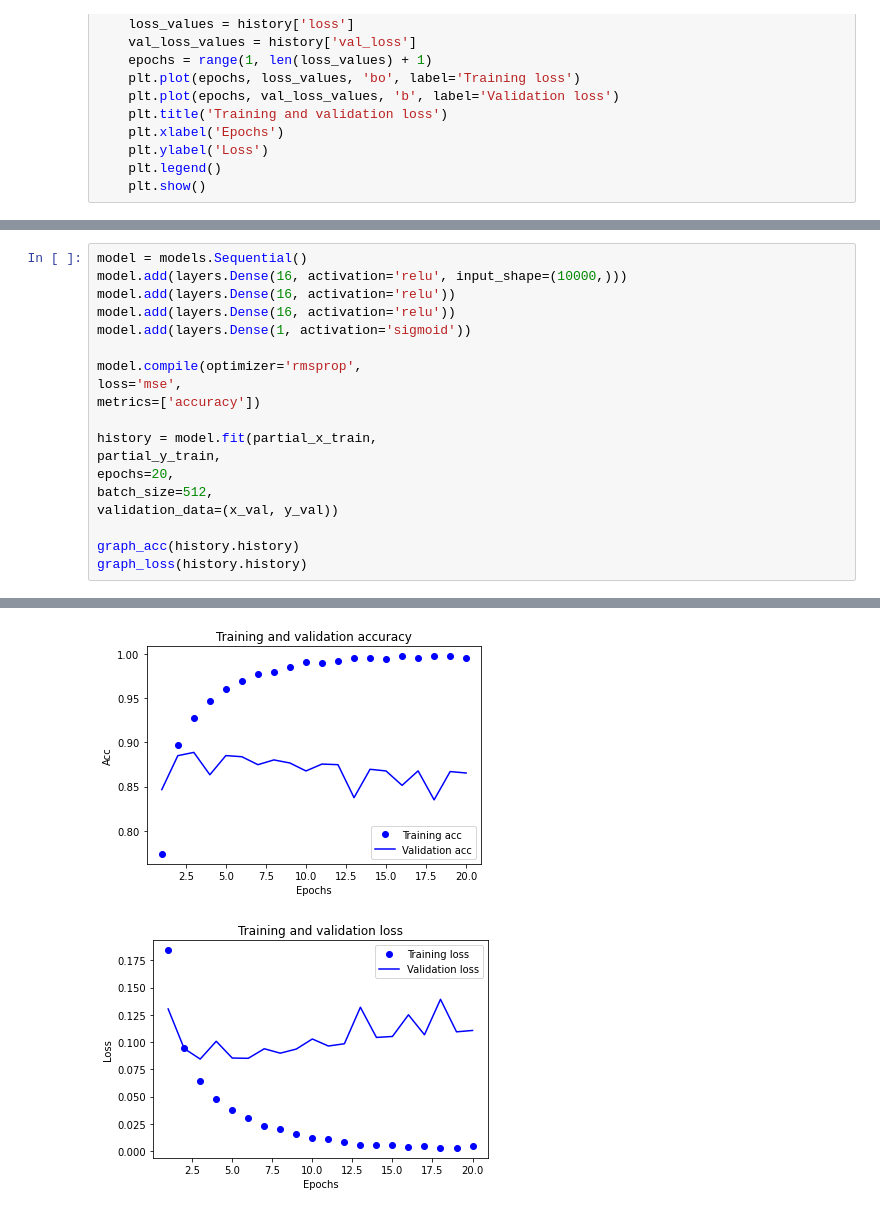
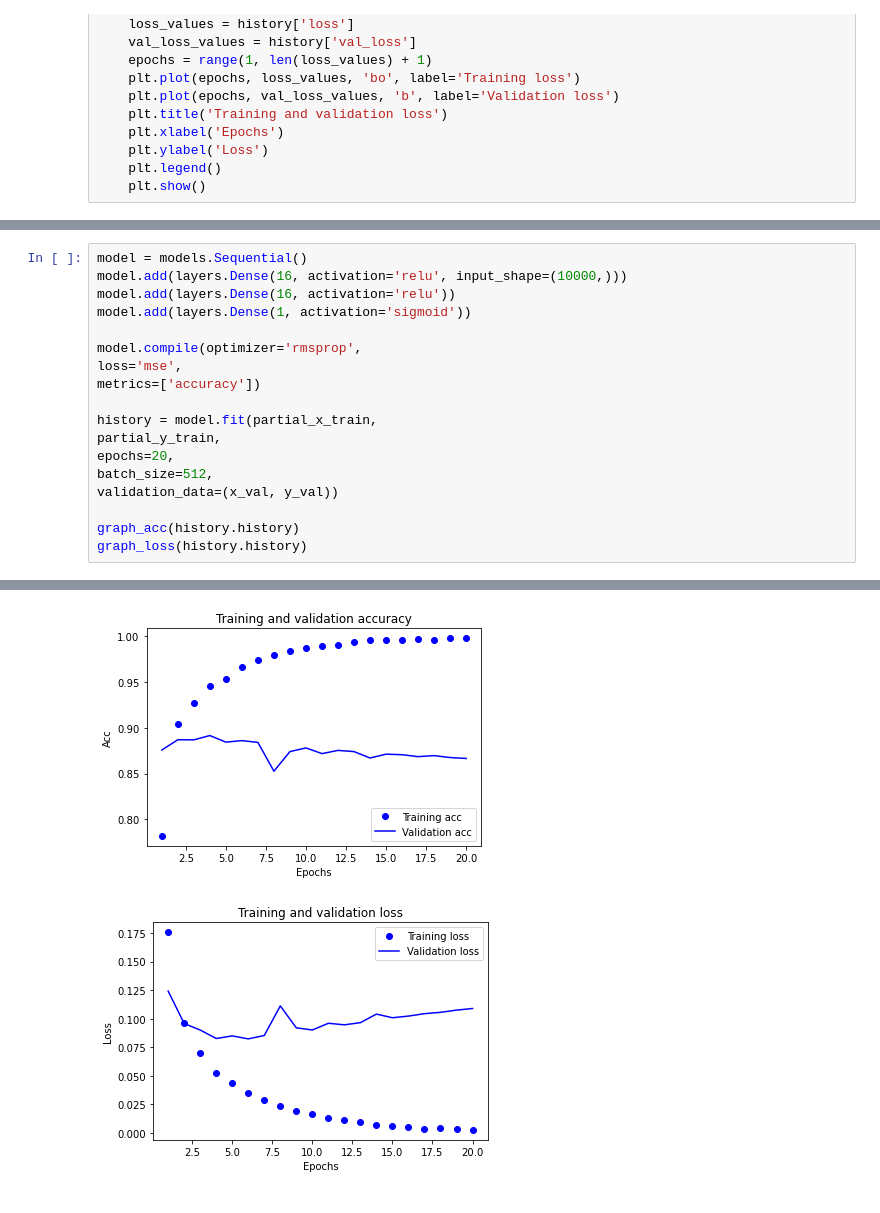
Before and after one commit to jeremytchang/aiml-learning, a Jupyter notebook: 3.4.ipynb, the cells around one changed output, grey strips where cells are left out. Drawn from its saved outputs; the diff is of its cells as text.

```diff
--- a/3.4.ipynb
+++ b/3.4.ipynb
@@ -394,7 +325,6 @@ Epoch 20/20
 # %%
 model = models.Sequential()
 model.add(layers.Dense(16, activation='relu', input_shape=(10000,)))
-model.add(layers.Dense(16, activation='relu'))
 model.add(layers.Dense(16, activation='relu'))
 model.add(layers.Dense(1, activation='sigmoid'))
 
@@ -431,5 +361,5 @@ Epoch 20/20
-[figure, old version]
+[figure, new version]
-[figure, old version]
+[figure, new version]
 # %%
 model = models.Sequential()
 model.add(layers.Dense(16, activation='tanh', input_shape=(10000,)))
```
Also changed, not shown: parts of 32 cells of this notebook.
